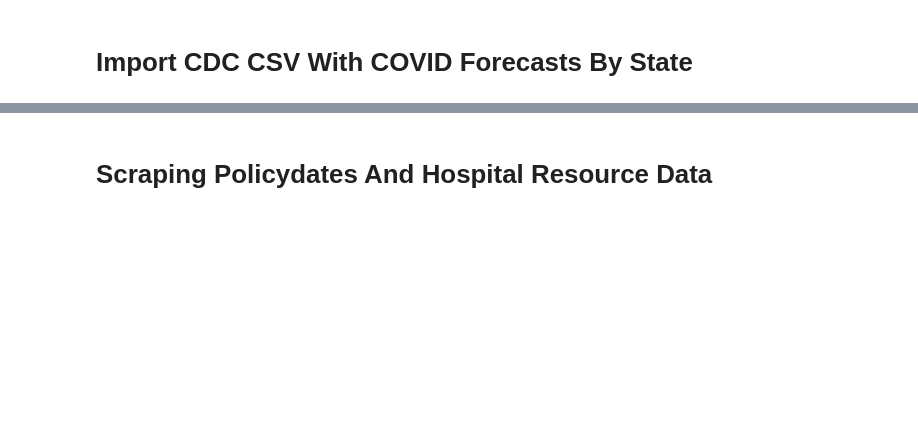
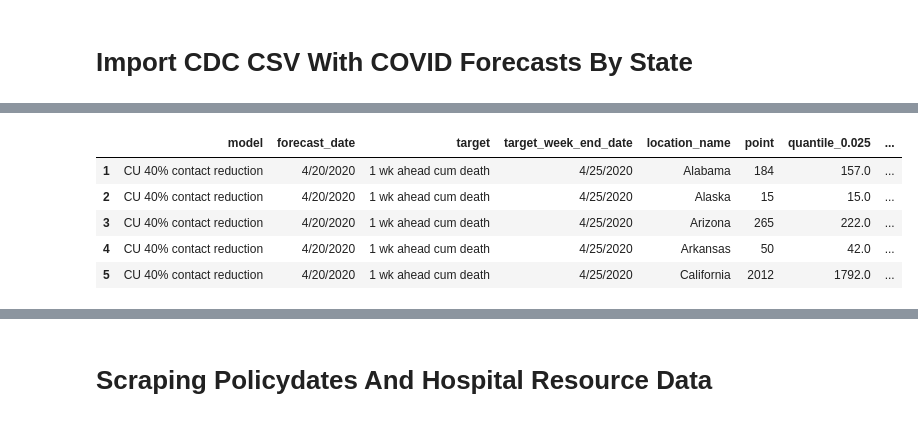
Before and after one commit to chunwong7/ETL-Project, a Jupyter notebook: ETL_Data_Cleanup.ipynb, the cells around one changed output, grey strips where cells are left out. Cells and saved outputs as stored; diff of their text form; code cells hidden in the pictures; blank space fills up the shorter version.

```diff
--- a/ETL_Data_Cleanup.ipynb
+++ b/ETL_Data_Cleanup.ipynb
@@ -66,7 +213,14 @@ forecast_raw.tail()
 # %%
-# Only keep rows for states, not whole of US
-forecast_states = forecast_raw.loc[forecast_raw["location_name"] != "US",:]
+# Only keep rows for states, not whole of US and US territories
+forecast_states = forecast_raw.loc[forecast_raw["location_name"].isin(us_states_list),:]
 forecast_states.head()
+# %% [output]
+|  | model | forecast_date | target | target_week_end_date | location_name | point | quantile_0.025 | ... |
+| 1 | CU 40% contact reduction | 4/20/2020 | 1 wk ahead cum death | 4/25/2020 | Alabama | 184 | 157.0 | ... |
+| 2 | CU 40% contact reduction | 4/20/2020 | 1 wk ahead cum death | 4/25/2020 | Alaska | 15 | 15.0 | ... |
+| 3 | CU 40% contact reduction | 4/20/2020 | 1 wk ahead cum death | 4/25/2020 | Arizona | 265 | 222.0 | ... |
+| 4 | CU 40% contact reduction | 4/20/2020 | 1 wk ahead cum death | 4/25/2020 | Arkansas | 50 | 42.0 | ... |
+| 5 | CU 40% contact reduction | 4/20/2020 | 1 wk ahead cum death | 4/25/2020 | California | 2012 | 1792.0 | ... |
 # %%
 # Drop rows with missing data
 forecast_states = forecast_states.dropna()
```
Also changed, not shown: parts of 29 cells of this notebook, 39 other files.
